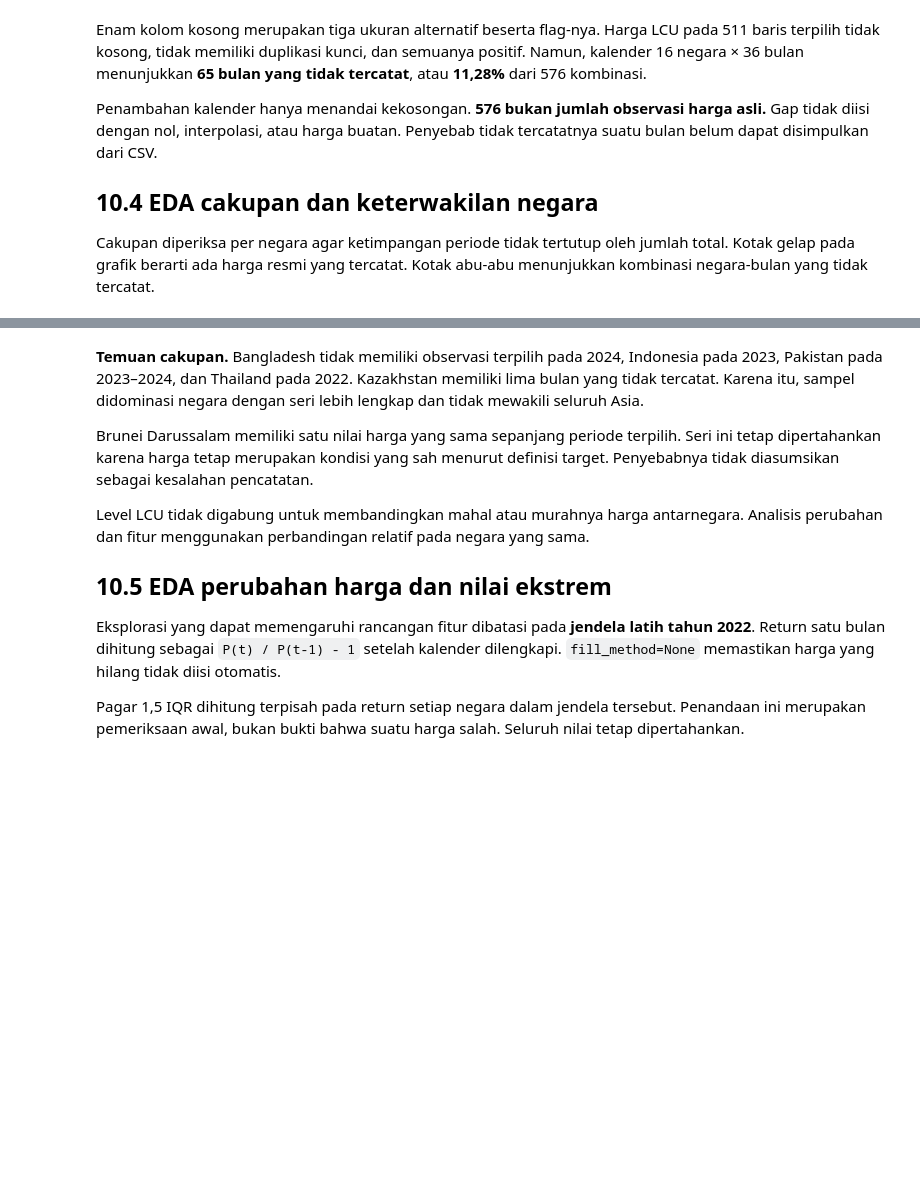
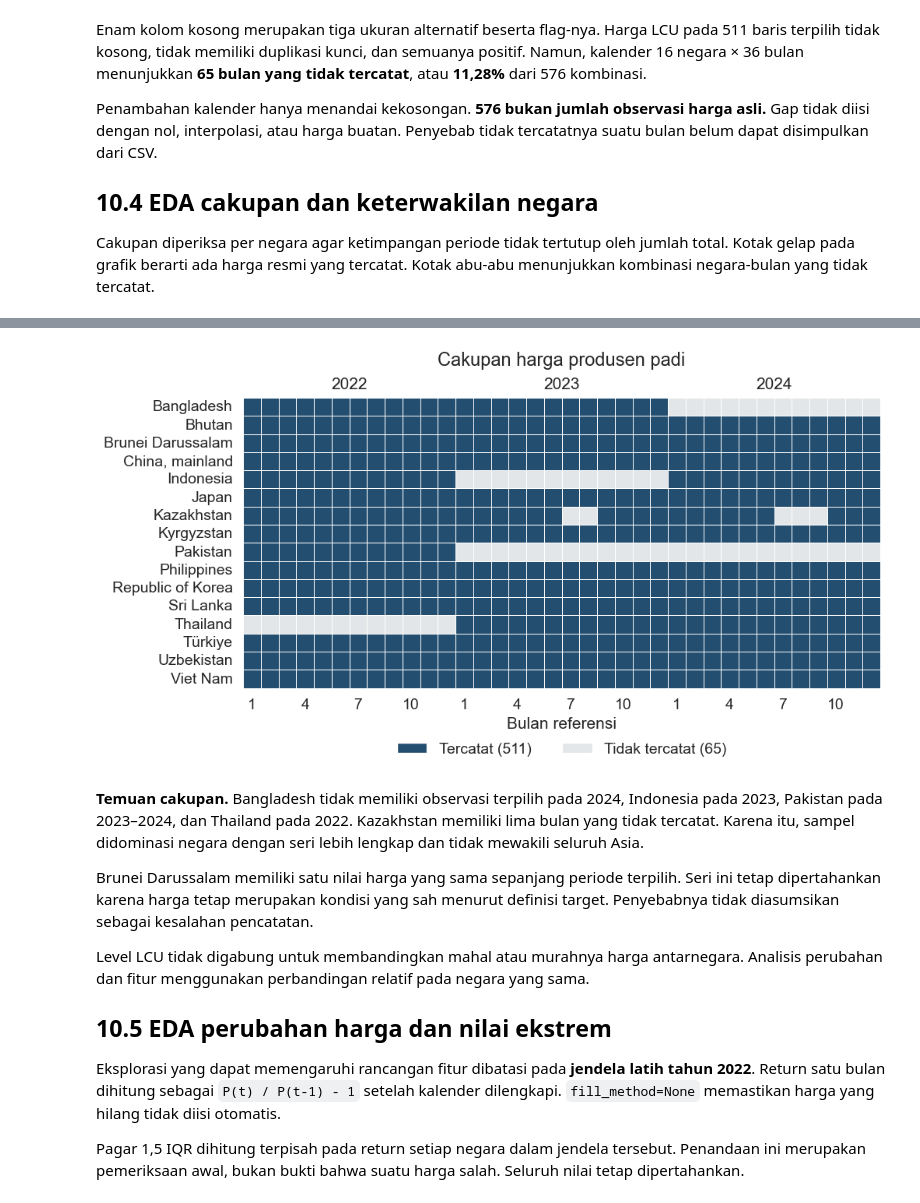
Before and after one commit to firrazmrd/17_IF-B_Sop-Pak-Min-Klaten, a Jupyter notebook: Projek.ipynb, the cells around one changed output, grey strips where cells are left out. Cells and saved outputs as stored; diff of their text form; code cells hidden in the pictures; blank space fills up the shorter version.

```diff
--- a/Projek.ipynb
+++ b/Projek.ipynb
@@ -353,17 +388,0 @@ def show_svg(parts):
-# %%
-# Heatmap cakupan: kotak abu-abu menyatakan observasi tidak tercatat.
-s=svg_start(1040,580,'Cakupan harga produsen padi','16 negara | Januari 2022 - Desember 2024 | n = 511 observasi asli')
-left, top, cw, rh = 225, 102, 21, 25
-for i,country in enumerate(countries):
-    s.append(f'<text x="210" y="{top+i*rh+17}" text-anchor="end" class="label">{html.escape(country)}</text>')
-    g=panel[panel.Country.eq(country)]
-    for j,v in enumerate(g[PRICE]):
-        color='#234e70' if pd.notna(v) else '#e3e6e8'
-        s.append(f'<rect x="{left+j*cw}" y="{top+i*rh}" width="19" height="23" fill="{color}"/>')
-for year in range(3):
-    s.append(f'<text x="{left+year*12*cw+6*cw}" y="80" text-anchor="middle" font-size="24" font-weight="bold">{2022+year}</text>')
-    for mo in [0,3,6,9]:
-        s.append(f'<text x="{left+(year*12+mo)*cw+10}" y="{top+16*rh+22}" text-anchor="middle" class="small">{mo+1}</text>')
-s.extend(['<rect x="225" y="548" width="18" height="18" fill="#234e70"/><text x="252" y="562" class="label">Tercatat (511)</text>',
-          '<rect x="465" y="548" width="18" height="18" fill="#e3e6e8"/><text x="492" y="562" class="label">Tidak tercatat (65)</text>'])
-show_svg(s)
@@ -372,3 +426,43 @@ show_svg(s)
+# %%
+df_calendar['recorded'] = df_calendar[price_column].notnull().astype(int)
+coverage_matrix = df_calendar.pivot(index='Country', columns='date', values='recorded')
+coverage_matrix = coverage_matrix.reindex(index=country_list, columns=calendar)
+
+plt.figure(figsize=(10.4, 5.8))
+sns.heatmap(
+    coverage_matrix,
+    cmap=ListedColormap(['#e3e6e8', '#234e70']),
+    vmin=0,
+    vmax=1,
+    cbar=False,
+    linewidths=0.5,
+    linecolor='white'
+)
+
+plt.xticks(np.arange(0, 36, 3) + 0.5, [1, 4, 7, 10] * 3, rotation=0, fontsize=14)
+plt.yticks(rotation=0, fontsize=14)
+
+for year in range(3):
+    plt.text(year * 12 + 6, -0.5, str(2022 + year), ha='center', fontsize=15)
+
+plt.title('Cakupan harga produsen padi', fontsize=17, pad=30)
+plt.xlabel('Bulan referensi', fontsize=15)
+plt.ylabel('')
+plt.legend(
+    handles=[
+        Patch(facecolor='#234e70', label='Tercatat (511)'),
+        Patch(facecolor='#e3e6e8', label='Tidak tercatat (65)')
+    ],
+    loc='upper center',
+    bbox_to_anchor=(0.5, -0.14),
+    ncol=2,
+    frameon=False,
+    fontsize=14
+)
+plt.tight_layout()
+plt.show()
+# %% [output]
+[figure, added]
 # %% [markdown]
 **Temuan cakupan.** Bangladesh tidak memiliki observasi terpilih pada 2024, Indonesia pada 2023, Pakistan pada 2023–2024, dan Thailand pada 2022. Kazakhstan memiliki lima bulan yang tidak tercatat. Karena itu, sampel didominasi negara dengan seri lebih lengkap dan tidak mewakili seluruh Asia.
 
```
Also changed, not shown: parts of 35 cells of this notebook, 2 other files.
